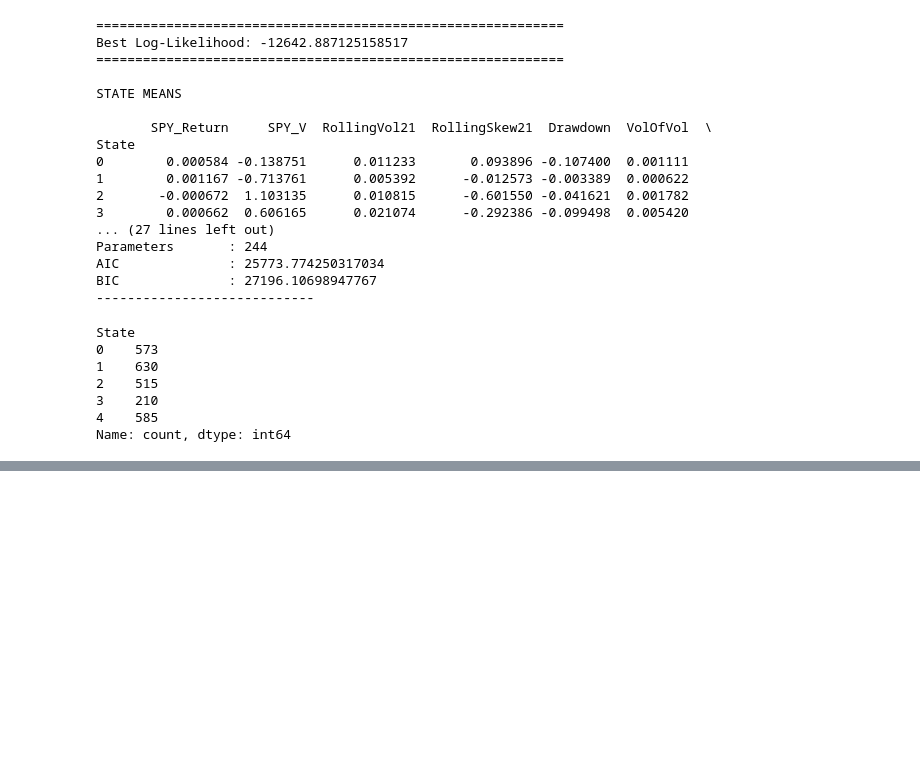
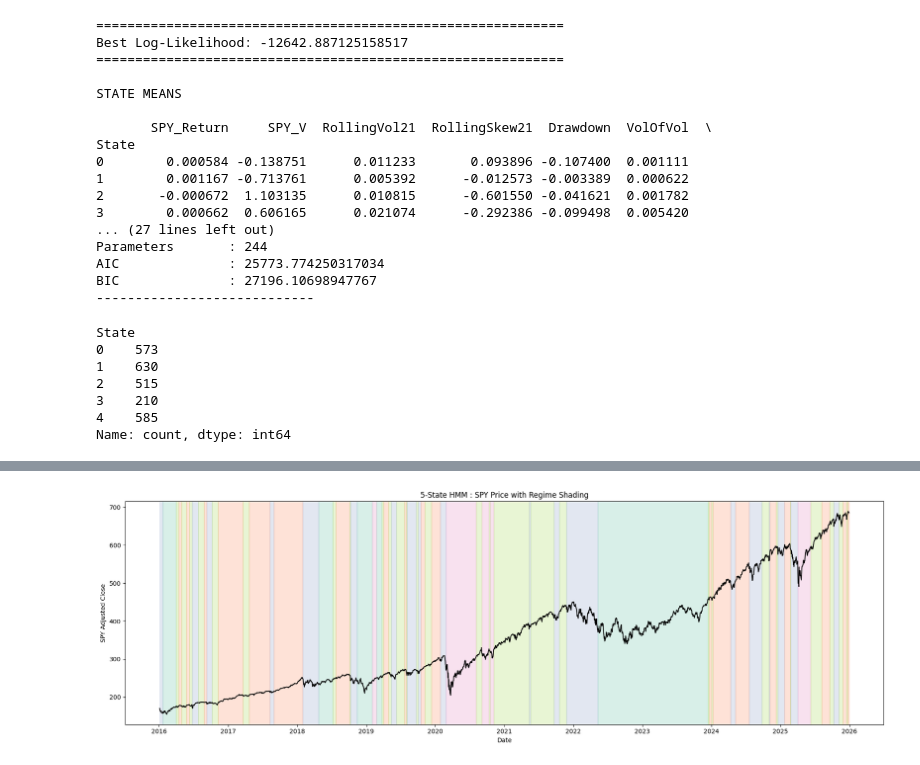
Before and after one commit to ayushanand1103/A-CMSI-research, a Jupyter notebook: Analysis/Phase 6/HMM_5_state_full_cov.ipynb, the cells around one changed output, grey strips where cells are left out. Saved outputs shown, nothing was run; the diff lists cells and outputs as text; code cells hidden in the pictures; blank space fills up the shorter version.

```diff
--- a/Analysis/Phase 6/HMM_5_state_full_cov.ipynb
+++ b/Analysis/Phase 6/HMM_5_state_full_cov.ipynb
@@ -142,0 +221,73 @@ Name: count, dtype: int64
+# %%
+import pandas as pd
+import matplotlib.pyplot as plt
+
+# Load prices
+prices = pd.read_csv(
+    r"C:/A-CMSI research/Data/prices_clean.csv"
+)
+
+prices["Date"] = pd.to_datetime(prices["Date"], dayfirst=True)
+df["Date"] = pd.to_datetime(df["Date"], dayfirst=True)
+
+# Merge SPY prices with HMM states
+plot_df = prices.merge(
+    df[["Date", "State"]],
+    on="Date",
+    how="inner"
+)
+
+# Colors for 5 states
+colors = [
+    "#66c2a5",   # State 0
+    "#fc8d62",   # State 1
+    "#8da0cb",   # State 2
+    "#e78ac3",   # State 3
+    "#a6d854"    # State 4
+]
+
+fig, ax = plt.subplots(figsize=(18,6))
+
+# SPY Price
+ax.plot(
+    plot_df["Date"],
+    plot_df["SPY"],
+    color="black",
+    linewidth=1.4,
+    label="SPY"
+)
+
+# Shade regimes
+current_state = plot_df["State"].iloc[0]
+start_date = plot_df["Date"].iloc[0]
+
+for i in range(1, len(plot_df)):
+
+    if plot_df["State"].iloc[i] != current_state:
+
+        ax.axvspan(
+            start_date,
+            plot_df["Date"].iloc[i],
+            color=colors[current_state],
+            alpha=0.25
+        )
+
+        current_state = plot_df["State"].iloc[i]
+        start_date = plot_df["Date"].iloc[i]
+
+# Shade final regime
+ax.axvspan(
+    start_date,
+    plot_df["Date"].iloc[-1],
+    color=colors[current_state],
+    alpha=0.25
+)
+
+plt.title("5-State HMM : SPY Price with Regime Shading")
+plt.xlabel("Date")
+plt.ylabel("SPY Adjusted Close")
+
+plt.tight_layout()
+plt.show()
+# %% [output]
+[figure, added]
```
Also changed, not shown: parts of 18 cells of this notebook, 12 other files.
